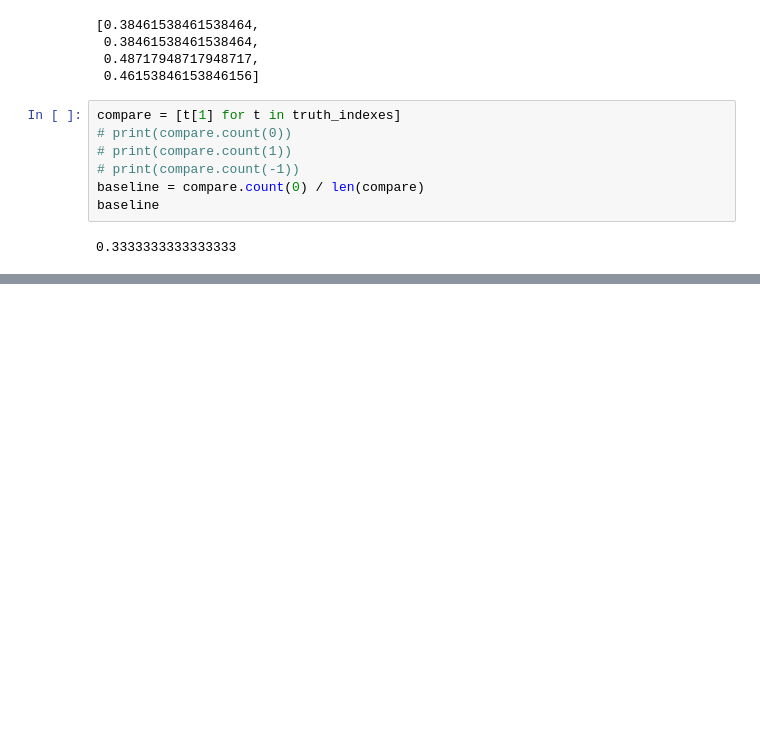
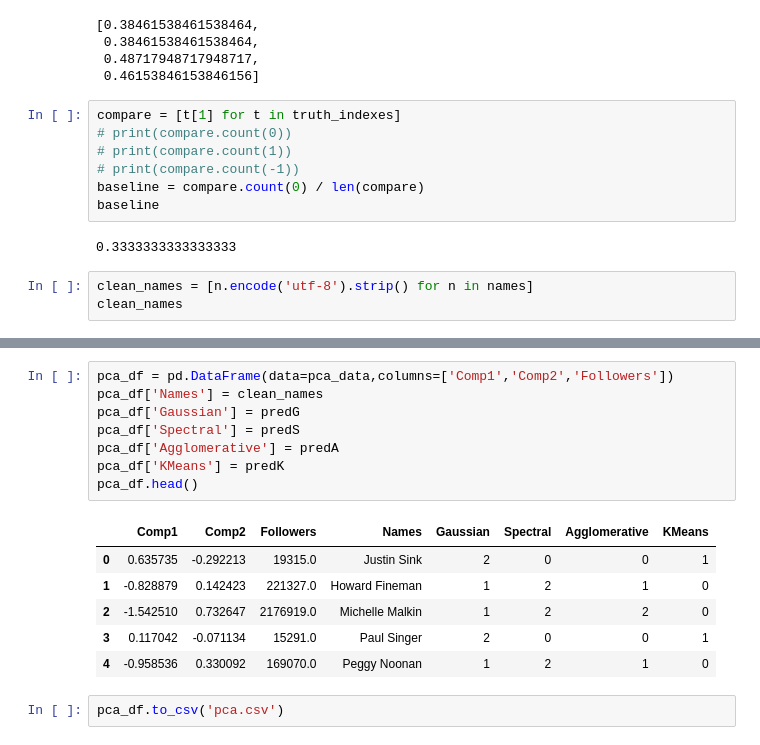
Before and after one commit to CornellDataScience/Social-Tribes, a Jupyter notebook: data/Gaussian.ipynb, the cells around one changed output, grey strips where cells are left out. Saved outputs shown, nothing was run; the diff lists cells and outputs as text; blank space fills up the shorter version.

```diff
--- a/data/Gaussian.ipynb
+++ b/data/Gaussian.ipynb
@@ -218,3 +216,6 @@ baseline = compare.count(0) / len(compare)
 baseline
 # %% [output]
 0.3333333333333333
+# %%
+clean_names = [n.encode('utf-8').strip() for n in names]
+clean_names
@@ -220,0 +240,17 @@ baseline
+# %%
+pca_df = pd.DataFrame(data=pca_data,columns=['Comp1','Comp2','Followers'])
+pca_df['Names'] = clean_names
+pca_df['Gaussian'] = predG
+pca_df['Spectral'] = predS
+pca_df['Agglomerative'] = predA
+pca_df['KMeans'] = predK
+pca_df.head()
+# %% [output]
+|  | Comp1 | Comp2 | Followers | Names | Gaussian | Spectral | Agglomerative | KMeans |
+| 0 | 0.635735 | -0.292213 | 19315.0 | Justin Sink | 2 | 0 | 0 | 1 |
+| 1 | -0.828879 | 0.142423 | 221327.0 | Howard Fineman | 1 | 2 | 1 | 0 |
+| 2 | -1.542510 | 0.732647 | 2176919.0 | Michelle Malkin | 1 | 2 | 2 | 0 |
+| 3 | 0.117042 | -0.071134 | 15291.0 | Paul Singer | 2 | 0 | 0 | 1 |
+| 4 | -0.958536 | 0.330092 | 169070.0 | Peggy Noonan | 1 | 2 | 1 | 0 |
+# %%
+pca_df.to_csv('pca.csv')
```
Also changed, not shown: parts of 6 cells of this notebook, 5 other files.
